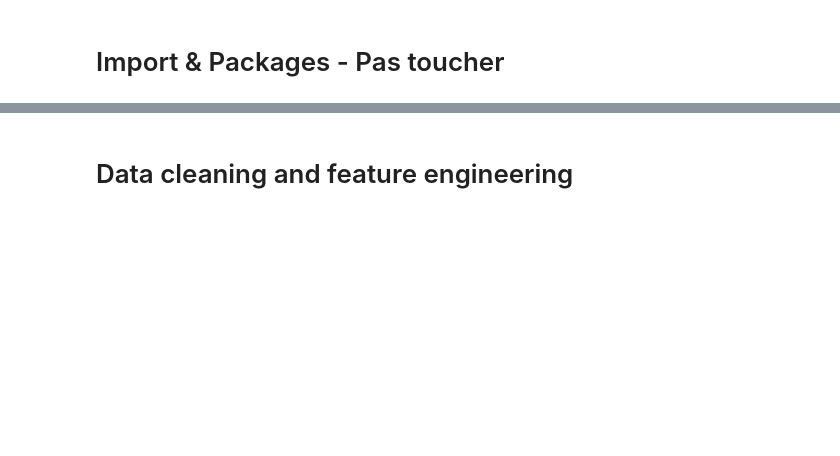
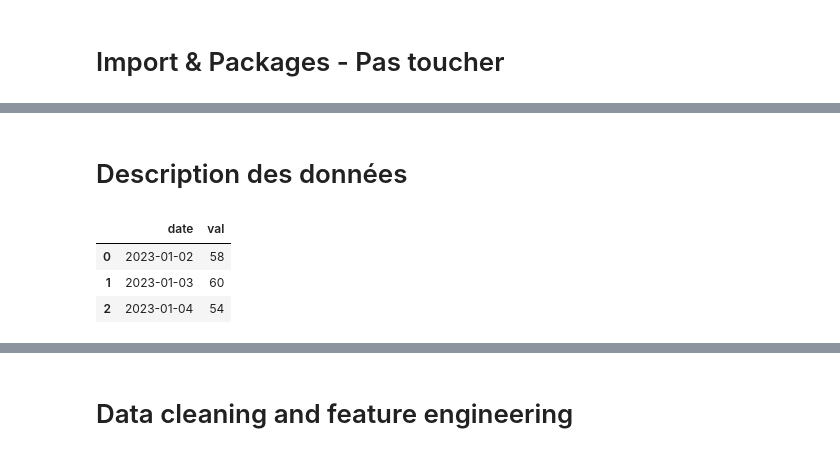
Before and after one commit to timopaquereau/Calendrier-thermique, a Jupyter notebook: Calendrier_thermique.ipynb, the cells around one changed output, grey strips where cells are left out. Drawn from its saved outputs; the diff is of its cells as text; code cells hidden in the pictures; blank space fills up the shorter version.

```diff
--- a/Calendrier_thermique.ipynb
+++ b/Calendrier_thermique.ipynb
@@ -21,0 +61,9 @@ from matplotlib.colors import LinearSegmentedColormap
+# %% [markdown]
+# Description des données
+# %%
+df.head(3)
+# %% [output]
+|  | date | val |
+| 0 | 2023-01-02 | 58 |
+| 1 | 2023-01-03 | 60 |
+| 2 | 2023-01-04 | 54 |
```
Also changed, not shown: parts of 17 cells of this notebook.
